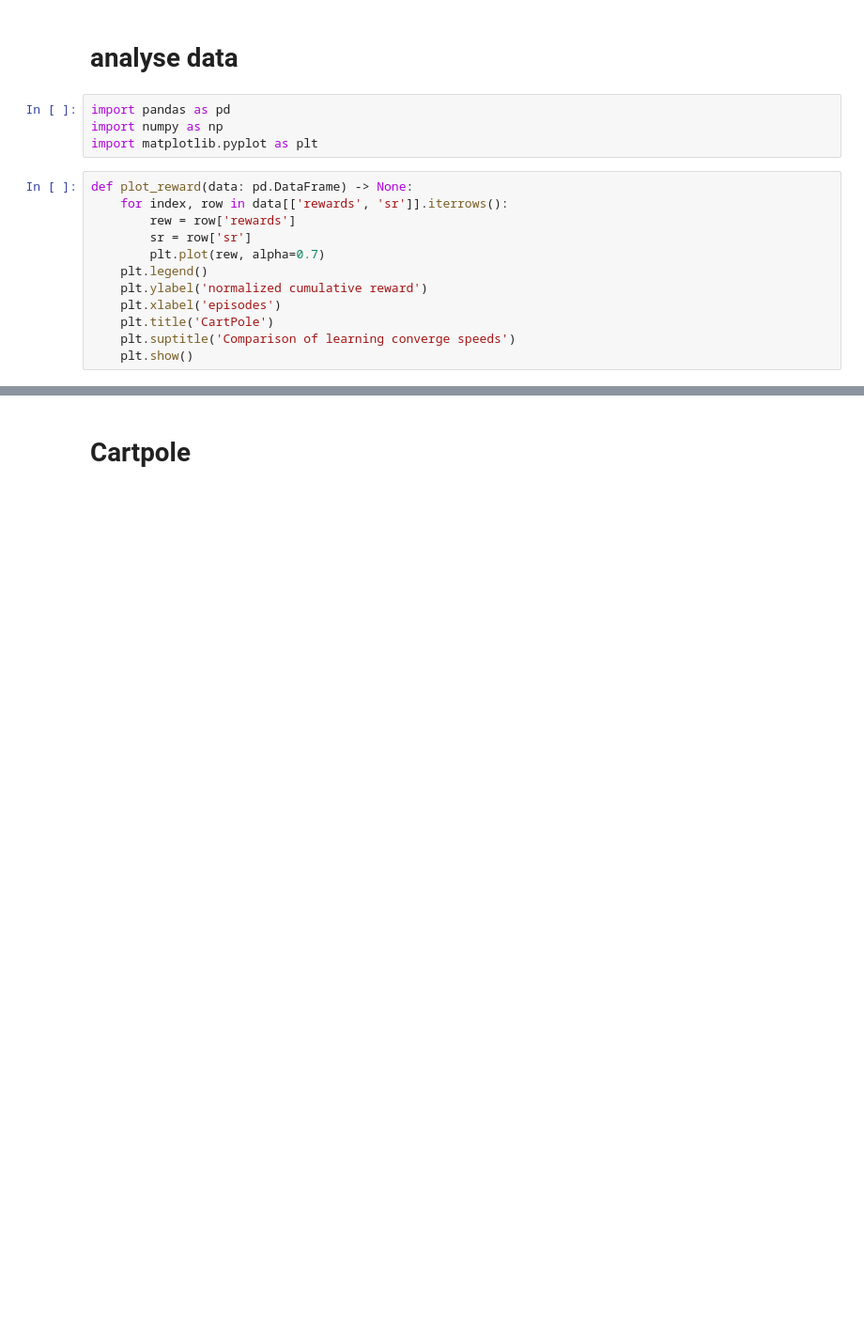
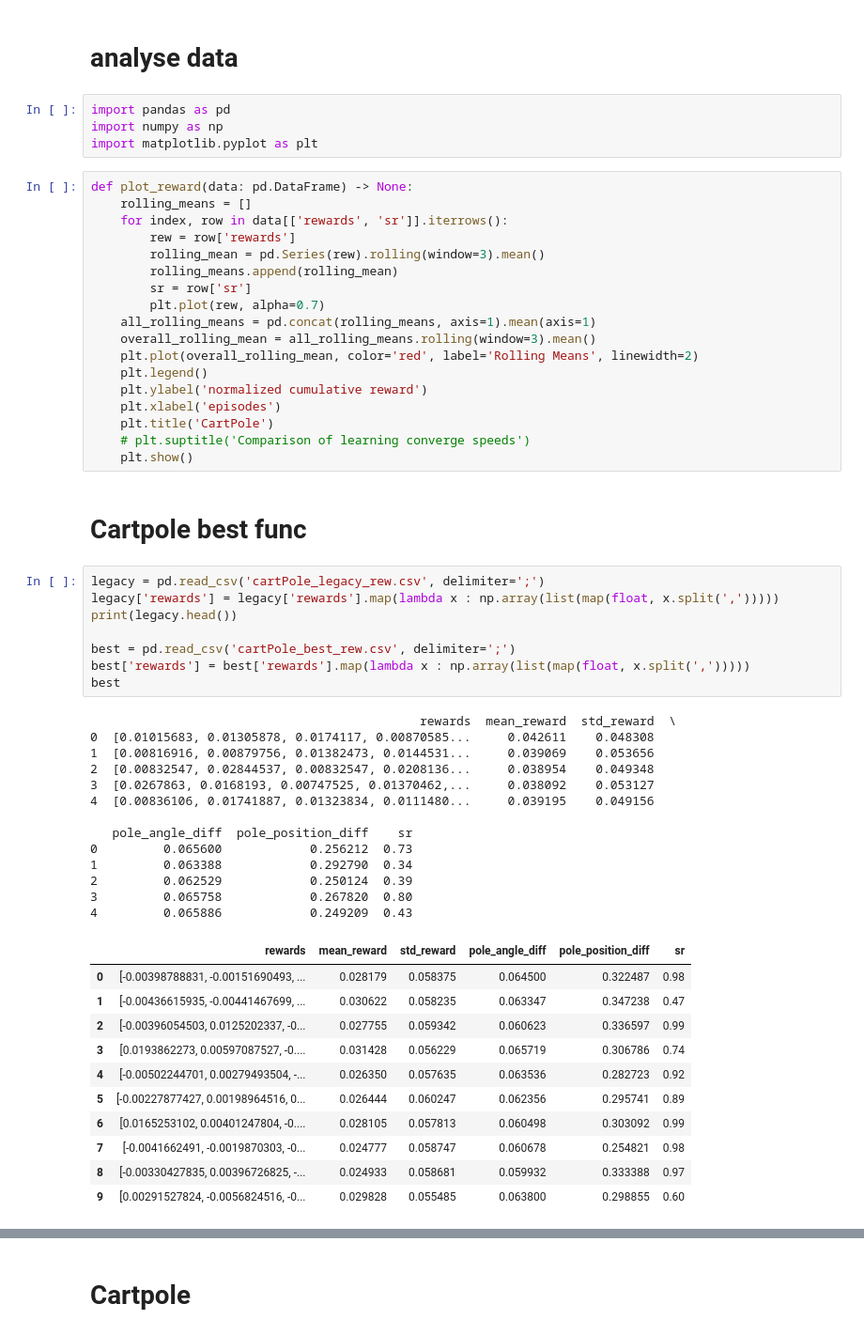
Before and after one commit to VIRAL-UCBL1/VIRAL, a Jupyter notebook: src/data/analyse.ipynb, the cells around one changed output, grey strips where cells are left out. Shown: that part at 94% size. Saved outputs shown, nothing was run; the diff lists cells and outputs as text; blank space fills up the shorter version.

```diff
--- a/src/data/analyse.ipynb
+++ b/src/data/analyse.ipynb
@@ -6,13 +6,54 @@ import numpy as np
 import matplotlib.pyplot as plt
 # %%
 def plot_reward(data: pd.DataFrame) -> None:
+	rolling_means = []
 	for index, row in data[['rewards', 'sr']].iterrows():
 		rew = row['rewards']
+		rolling_mean = pd.Series(rew).rolling(window=3).mean()
+		rolling_means.append(rolling_mean)
 		sr = row['sr']
 		plt.plot(rew, alpha=0.7)
+	all_rolling_means = pd.concat(rolling_means, axis=1).mean(axis=1)
+	overall_rolling_mean = all_rolling_means.rolling(window=3).mean()
+	plt.plot(overall_rolling_mean, color='red', label='Rolling Means', linewidth=2)
 	plt.legend()
 	plt.ylabel('normalized cumulative reward')
 	plt.xlabel('episodes')
 	plt.title('CartPole')
-	plt.suptitle('Comparison of learning converge speeds')
+	# plt.suptitle('Comparison of learning converge speeds')
 	plt.show()
+# %% [markdown]
+# Cartpole best func
+# %%
+legacy = pd.read_csv('cartPole_legacy_rew.csv', delimiter=';')
+legacy['rewards'] = legacy['rewards'].map(lambda x : np.array(list(map(float, x.split(',')))))
+print(legacy.head())
+
+best = pd.read_csv('cartPole_best_rew.csv', delimiter=';')
+best['rewards'] = best['rewards'].map(lambda x : np.array(list(map(float, x.split(',')))))
+best
+# %% [output]
+                                             rewards  mean_reward  std_reward  \
+0  [0.01015683, 0.01305878, 0.0174117, 0.00870585...     0.042611    0.048308
+1  [0.00816916, 0.00879756, 0.01382473, 0.0144531...     0.039069    0.053656
+2  [0.00832547, 0.02844537, 0.00832547, 0.0208136...     0.038954    0.049348
+3  [0.0267863, 0.0168193, 0.00747525, 0.01370462,...     0.038092    0.053127
+4  [0.00836106, 0.01741887, 0.01323834, 0.0111480...     0.039195    0.049156
+
+   pole_angle_diff  pole_position_diff    sr
+0         0.065600            0.256212  0.73
+1         0.063388            0.292790  0.34
+2         0.062529            0.250124  0.39
+3         0.065758            0.267820  0.80
+4         0.065886            0.249209  0.43
+|  | rewards | mean_reward | std_reward | pole_angle_diff | pole_position_diff | sr |
+| 0 | [-0.00398788831, -0.00151690493, ... | 0.028179 | 0.058375 | 0.064500 | 0.322487 | 0.98 |
+| 1 | [-0.00436615935, -0.00441467699, ... | 0.030622 | 0.058235 | 0.063347 | 0.347238 | 0.47 |
+| 2 | [-0.00396054503, 0.0125202337, -0... | 0.027755 | 0.059342 | 0.060623 | 0.336597 | 0.99 |
+| 3 | [0.0193862273, 0.00597087527, -0.... | 0.031428 | 0.056229 | 0.065719 | 0.306786 | 0.74 |
+| 4 | [-0.00502244701, 0.00279493504, -... | 0.026350 | 0.057635 | 0.063536 | 0.282723 | 0.92 |
+| 5 | [-0.00227877427, 0.00198964516, 0... | 0.026444 | 0.060247 | 0.062356 | 0.295741 | 0.89 |
+| 6 | [0.0165253102, 0.00401247804, -0.... | 0.028105 | 0.057813 | 0.060498 | 0.303092 | 0.99 |
+| 7 | [-0.0041662491, -0.0019870303, -0... | 0.024777 | 0.058747 | 0.060678 | 0.254821 | 0.98 |
+| 8 | [-0.00330427835, 0.00396726825, -... | 0.024933 | 0.058681 | 0.059932 | 0.333388 | 0.97 |
+| 9 | [0.00291527824, -0.0056824516, -0... | 0.029828 | 0.055485 | 0.063800 | 0.298855 | 0.60 |
```
Also changed, not shown: parts of 5 cells of this notebook, 15 other files.
